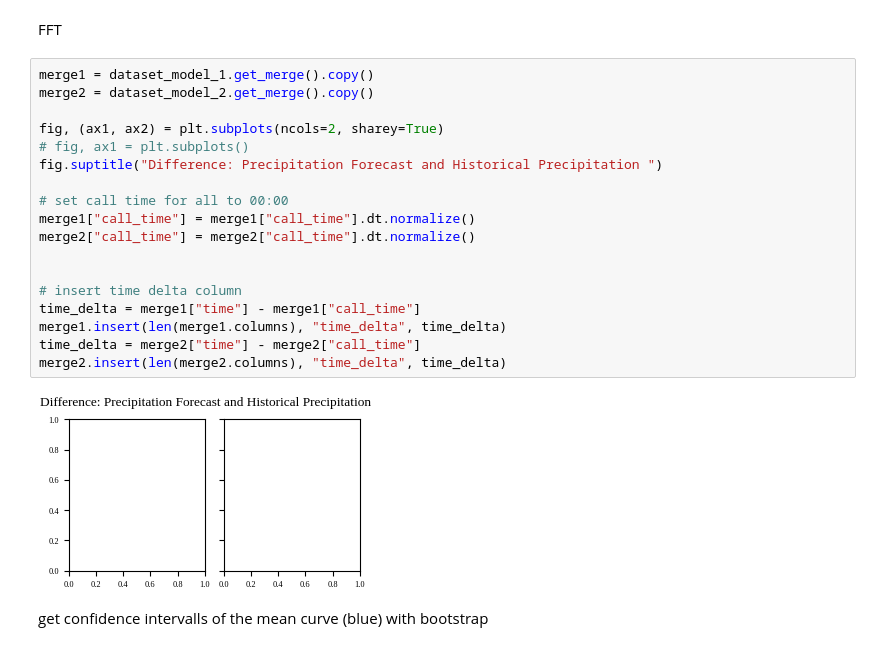
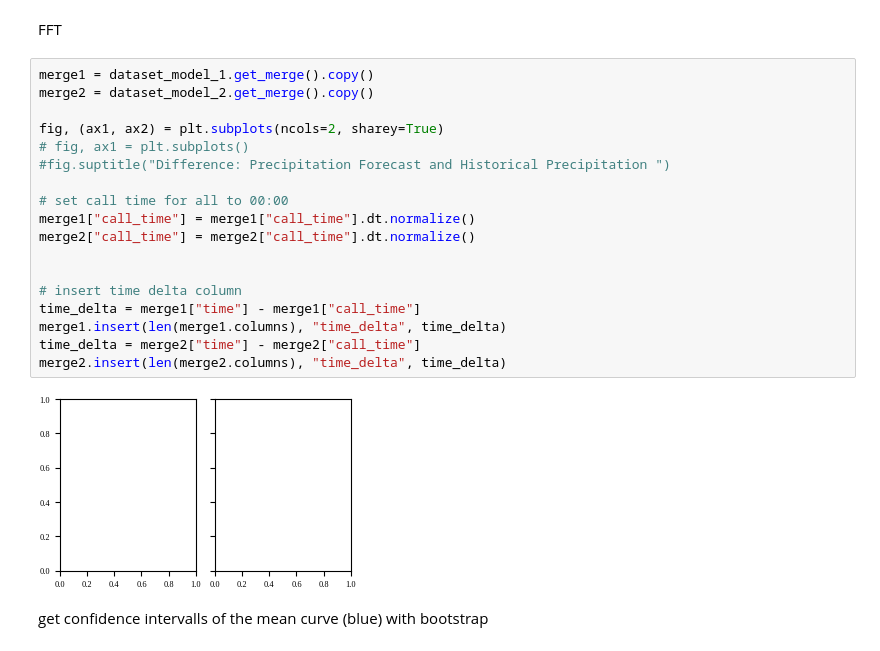
Before and after one commit to RobinU434/DataLiteracy, a Jupyter notebook: studies/13_01_24_RU_MAIN.ipynb, the cells around one changed output. Cells and saved outputs as stored; diff of their text form.

```diff
--- a/studies/13_01_24_RU_MAIN.ipynb
+++ b/studies/13_01_24_RU_MAIN.ipynb
@@ -683,23 +693,23 @@ FFT
 # %%
 merge1 = dataset_model_1.get_merge().copy()
 merge2 = dataset_model_2.get_merge().copy()
 
 fig, (ax1, ax2) = plt.subplots(ncols=2, sharey=True)
 # fig, ax1 = plt.subplots()
-fig.suptitle("Difference: Precipitation Forecast and Historical Precipitation ")
+#fig.suptitle("Difference: Precipitation Forecast and Historical Precipitation ")
 
 # set call time for all to 00:00
 merge1["call_time"] = merge1["call_time"].dt.normalize()
 merge2["call_time"] = merge2["call_time"].dt.normalize()
 
 
 # insert time delta column
 time_delta = merge1["time"] - merge1["call_time"]
 merge1.insert(len(merge1.columns), "time_delta", time_delta)
 time_delta = merge2["time"] - merge2["call_time"]
 merge2.insert(len(merge2.columns), "time_delta", time_delta)
 # %% [output]
-[figure, old version]
+[figure, new version]
 # %% [markdown]
 get confidence intervalls of the mean curve (blue) with bootstrap
 # %%
```
Also changed, not shown: parts of 22 cells of this notebook, 2 other files.
